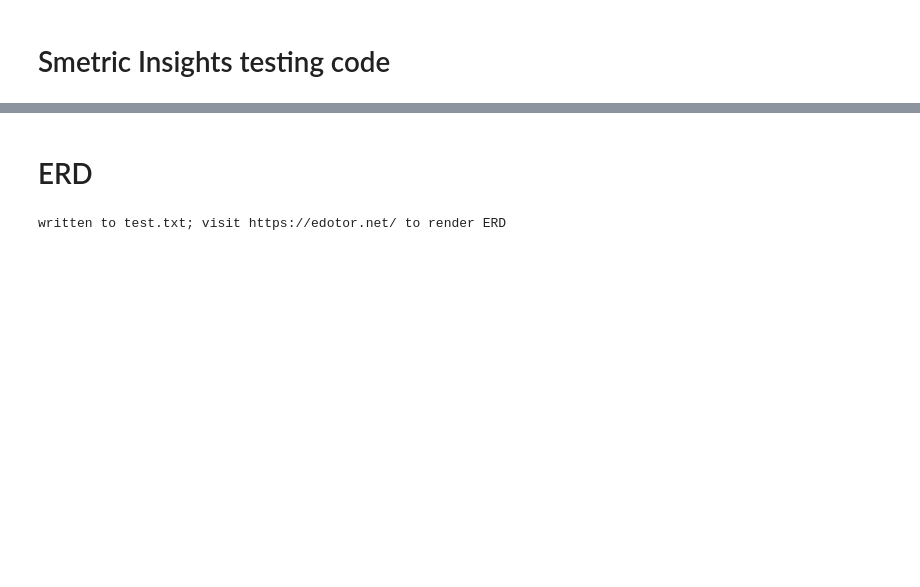
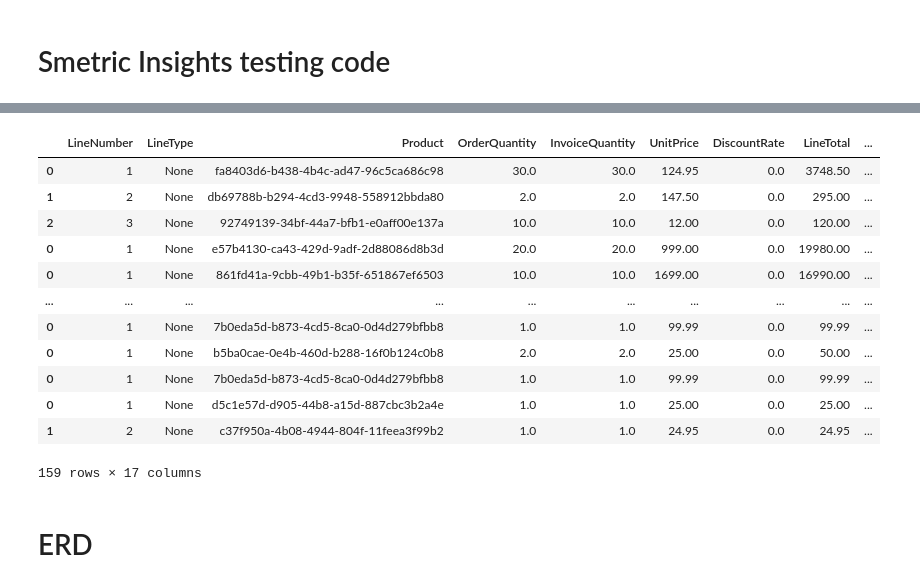
Before and after one commit to TOMMYWHY/Smetric-Insights_demo, a Jupyter notebook: index.ipynb, the cells around one changed output, grey strips where cells are left out. Saved outputs shown, nothing was run; the diff lists cells and outputs as text; code cells hidden in the pictures; blank space fills up the shorter version.

Commit message:
add tables

```diff
--- a/index.ipynb
+++ b/index.ipynb
@@ -192,0 +79,12 @@ df_Invoices.head()
+# %%
+df_Products = pd.DataFrame(data=get_request("GET", 'Products').json()['Items'])
+df_Products['CreatedOn'] = dateFormat(df_Products,'CreatedOn')
+df_Products['LastModifiedOn']  = dateFormat(df_Products,'LastModifiedOn')
+df_Products['UnitOfMeasure'] = [i['Guid'] for i in df_Products['UnitOfMeasure']]
+df_Products['ProductGroup'] = [i['Guid'] for i in df_Products['ProductGroup']]
+SellPriceTierColmsName =  ['SellPriceTier'+str(i) for i in df_SellPriceTiers['Tier']]
+for i,v in enumerate(SellPriceTierColmsName):
+    df_Products[SellPriceTierColmsName[i]] =df_SellPriceTiers['Name'][i]
+
+df_Products.to_csv("Products.csv")
+df_Products.head()
@@ -192,0 +183,18 @@ df_Invoices.head()
+# %%
+df_Invoices =pd.DataFrame(data=get_request("GET", 'Invoices').json()['Items'])
+
+df_Invoices['InvoiceDate'] = dateFormat(df_Invoices,'InvoiceDate')
+df_Invoices['DueDate'] = dateFormat(df_Invoices,'DueDate')
+df_Invoices['LastModifiedOn'] = dateFormat(df_Invoices,'LastModifiedOn')
+
+df_Invoices['Customer'] = [i['Guid'] for i in df_Invoices['Customer']]
+
+df_DeliveryAddress = pd.DataFrame.from_dict(i for i in df_Invoices["DeliveryAddress"])
+df_DeliveryAddress['Guid']= df_Invoices['Guid']
+df_DeliveryAddress.to_csv("DeliveryAddress.csv")
+
+df_DeliveryAddress =  df_Invoices.drop('DeliveryAddress',axis=1)
+
+
+df_Invoices.to_csv("Invoices.csv")
+df_Invoices.head()
@@ -193,22 +209,35 @@ df_Invoices.head()
+# %%
+df_InvoiceLines = pd.DataFrame(columns=pd.DataFrame(df_Invoices['InvoiceLines'][0]).columns)
+df_InvoiceLines
+
+for index,item in enumerate(df_Invoices['InvoiceLines']):
+    df_InvoiceLines = pd.concat([df_InvoiceLines, pd.DataFrame(df_Invoices['InvoiceLines'][index])])
+    df_InvoiceLines['Invoices_Guid'] = df_Invoices['Guid'][index]
+
+
+df_InvoiceLines['Product'] = [i['Guid'] for i in df_InvoiceLines['Product']]
+df_InvoiceLines['LastModifiedOn'] = dateFormat(df_InvoiceLines,'LastModifiedOn')
+
+df_InvoiceLines.to_csv("df_InvoiceLines.csv")
+
+df_InvoiceLines
+# %% [output]
+|  | LineNumber | LineType | Product | OrderQuantity | InvoiceQuantity | UnitPrice | DiscountRate | LineTotal | ... |
+| 0 | 1 | None | fa8403d6-b438-4b4c-ad47-96c5ca686c98 | 30.0 | 30.0 | 124.95 | 0.0 | 3748.50 | ... |
+| 1 | 2 | None | db69788b-b294-4cd3-9948-558912bbda80 | 2.0 | 2.0 | 147.50 | 0.0 | 295.00 | ... |
+| 2 | 3 | None | 92749139-34bf-44a7-bfb1-e0aff00e137a | 10.0 | 10.0 | 12.00 | 0.0 | 120.00 | ... |
+| 0 | 1 | None | e57b4130-ca43-429d-9adf-2d88086d8b3d | 20.0 | 20.0 | 999.00 | 0.0 | 19980.00 | ... |
+| 0 | 1 | None | 861fd41a-9cbb-49b1-b35f-651867ef6503 | 10.0 | 10.0 | 1699.00 | 0.0 | 16990.00 | ... |
+| ... | ... | ... | ... | ... | ... | ... | ... | ... | ... |
+| 0 | 1 | None | 7b0eda5d-b873-4cd5-8ca0-0d4d279bfbb8 | 1.0 | 1.0 | 99.99 | 0.0 | 99.99 | ... |
+| 0 | 1 | None | b5ba0cae-0e4b-460d-b288-16f0b124c0b8 | 2.0 | 2.0 | 25.00 | 0.0 | 50.00 | ... |
+| 0 | 1 | None | 7b0eda5d-b873-4cd5-8ca0-0d4d279bfbb8 | 1.0 | 1.0 | 99.99 | 0.0 | 99.99 | ... |
+| 0 | 1 | None | d5c1e57d-d905-44b8-a15d-887cbc3b2a4e | 1.0 | 1.0 | 25.00 | 0.0 | 25.00 | ... |
+| 1 | 2 | None | c37f950a-4b08-4944-804f-11feea3f99b2 | 1.0 | 1.0 | 24.95 | 0.0 | 24.95 | ... |
+159 rows × 17 columns
 # %% [markdown]
 # ERD
 # %%
 import matplotlib.pyplot as plt
 
 import matplotlib.image as mpimg
-# %%
-erd = ERD()
-
-t_Invoices = erd.add_table(df_Invoices, 'Invoices', bg_color='gold')
-t_SalesOrders = erd.add_table(df_SalesOrders, 'SalesOrders', bg_color='pink')
-t_Products = erd.add_table(df_Products, 'Products', bg_color='lightblue')
-t_Customers = erd.add_table(df_Customers, 'Customers', bg_color='skyblue')
-
-erd.create_rel('Invoices', 'SalesOrders', on='OrderNumber', right_cardinality='*')
-erd.create_rel('Invoices', 'SalesOrders', on='Customer', right_cardinality='*')
-erd.create_rel('Invoices', 'Customers', on='Guid', right_cardinality='*')
-erd.create_rel('Invoices', 'Products',  left_on='Products_ProductCode', right_on='ProductCode', right_cardinality='*')
-
-erd.write_to_file('test.txt')
-# %% [output]
-written to test.txt; visit https://edotor.net/ to render ERD
```
Also changed, not shown: parts of 26 cells of this notebook, 14 other files.
